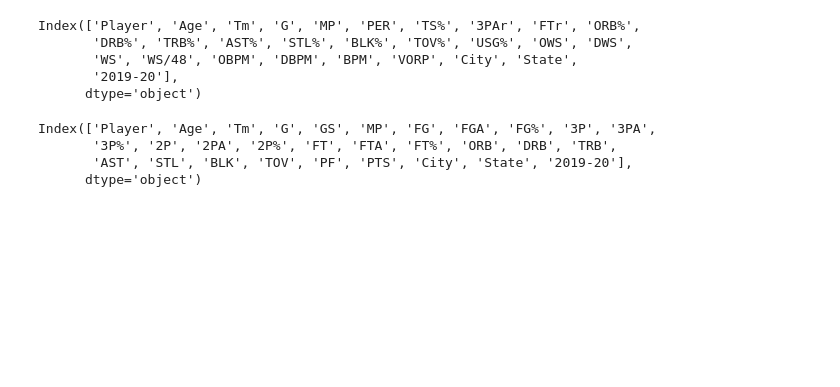
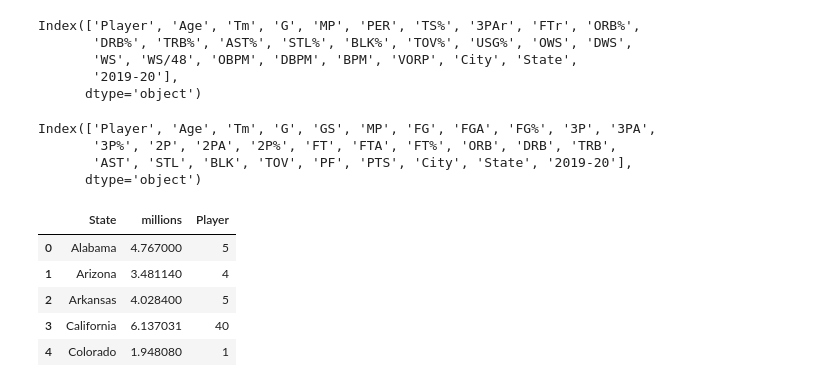
Before and after one commit to bbruzos/API-Project-, a Jupyter notebook: Saburo.ipynb, the cells around one changed output. Drawn from its saved outputs; the diff is of its cells as text; code cells hidden in the pictures; blank space fills up the shorter version.

```diff
--- a/Saburo.ipynb
+++ b/Saburo.ipynb
@@ -58,0 +63,10 @@ Index(['Player', 'Age', 'Tm', 'G', 'GS', 'MP', 'FG', 'FGA', 'FG%', '3P', '3PA',
+# %%
+combined_df = pd.merge(state_sal,play_sal, on = "State")
+combined_df.head()
+# %% [output]
+|  | State | millions | Player |
+| 0 | Alabama | 4.767000 | 5 |
+| 1 | Arizona | 3.481140 | 4 |
+| 2 | Arkansas | 4.028400 | 5 |
+| 3 | California | 6.137031 | 40 |
+| 4 | Colorado | 1.948080 | 1 |
```
Also changed, not shown: parts of 3 cells of this notebook, 2 other files.
